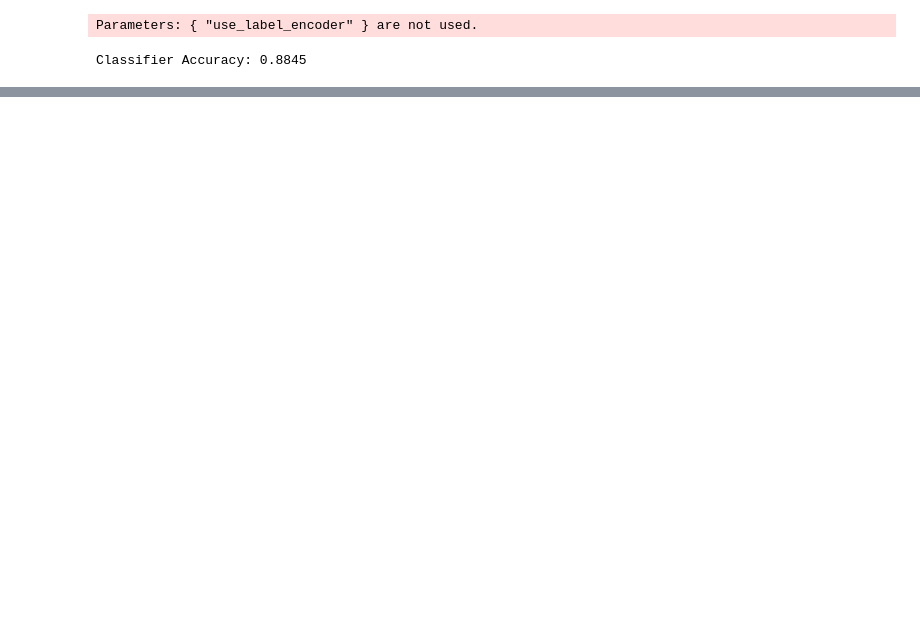
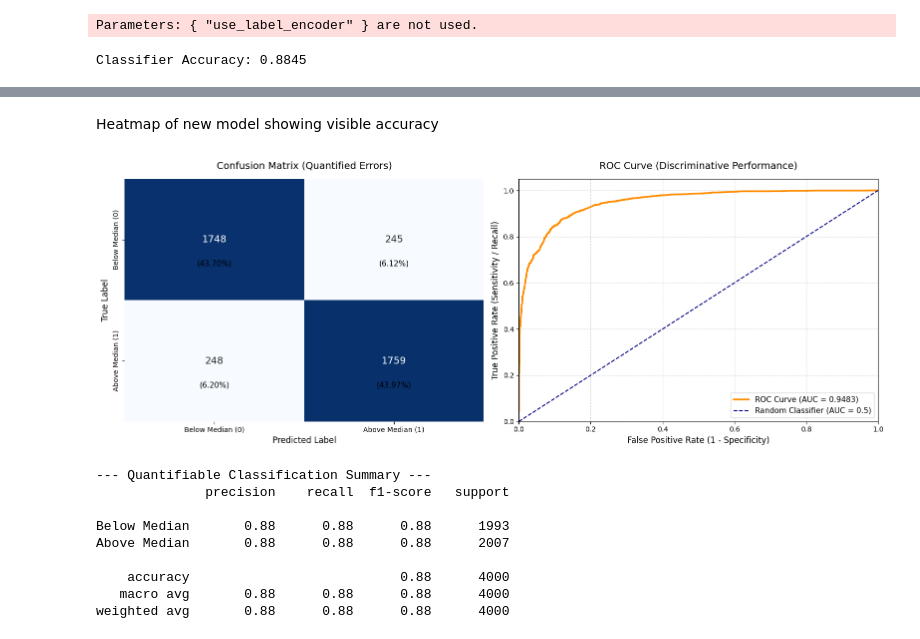
Before and after one commit to haydencase0/MachineLearning, a Jupyter notebook: notebooks/starter_housing.ipynb, the cells around one changed output, grey strips where cells are left out. Drawn from its saved outputs; the diff is of its cells as text; code cells hidden in the pictures; blank space fills up the shorter version.

```diff
--- a/notebooks/starter_housing.ipynb
+++ b/notebooks/starter_housing.ipynb
@@ -90,0 +135,68 @@ plt.show()
+# %% [markdown]
+Heatmap of new model showing visible accuracy
+# %%
+y_pred_proba = clf_sub.predict_proba(X_test_sub)[:, 1]
+
+y_pred = (y_pred_proba >= 0.5).astype(int)
+cm = confusion_matrix(y_test_sub, y_pred)
+fpr, tpr, thresholds = roc_curve(y_test_sub, y_pred_proba)
+roc_auc = auc(fpr, tpr)
+
+fig, axes = plt.subplots(1, 2, figsize=(16, 6))
+
+sns.heatmap(
+    cm,
+    annot=True,
+    fmt='d',
+    cmap='Blues',
+    xticklabels=['Below Median (0)', 'Above Median (1)'],
+    yticklabels=['Below Median (0)', 'Above Median (1)'],
+    ax=axes[0],
+    cbar=False,
+    annot_kws={'size': 14}
+)
+axes[0].set_title('Confusion Matrix (Quantified Errors)', fontsize=14, pad=15)
+axes[0].set_xlabel('Predicted Label', fontsize=12)
+axes[0].set_ylabel('True Label', fontsize=12)
+
+total_samples = len(y_test_sub)
+for i in range(2):
+    for j in range(2):
+        count = cm[i, j]
+        percentage = (count / total_samples) * 100
+        axes[0].text(
+            j + 0.5,
+            i + 0.7,
+            f'({percentage:.2f}%)',
+            ha='center',
+            va='center',
+            color='black' if count < (total_samples / 2) else 'white',
+            fontsize=11
+        )
+
+axes[1].plot(fpr, tpr, color='darkorange', lw=2.5, label=f'ROC Curve (AUC = {roc_auc:.4f})')
+axes[1].plot([0, 1], [0, 1], color='navy', lw=1.5, linestyle='--', label='Random Classifier (AUC = 0.5)')
+axes[1].set_xlim([0.0, 1.0])
+axes[1].set_ylim([0.0, 1.05])
+axes[1].set_xlabel('False Positive Rate (1 - Specificity)', fontsize=12)
+axes[1].set_ylabel('True Positive Rate (Sensitivity / Recall)', fontsize=12)
+axes[1].set_title('ROC Curve (Discriminative Performance)', fontsize=14, pad=15)
+axes[1].legend(loc='lower right', fontsize=11)
+axes[1].grid(True, linestyle='--', alpha=0.5)
+
+plt.tight_layout()
+plt.show()
+
+print("--- Quantifiable Classification Summary ---")
+print(classification_report(y_test_sub, y_pred, target_names=['Below Median', 'Above Median']))
+# %% [output]
+[figure, added]
+--- Quantifiable Classification Summary ---
+              precision    recall  f1-score   support
+
+Below Median       0.88      0.88      0.88      1993
+Above Median       0.88      0.88      0.88      2007
+
+    accuracy                           0.88      4000
+   macro avg       0.88      0.88      0.88      4000
+weighted avg       0.88      0.88      0.88      4000
```
Also changed, not shown: parts of 9 cells of this notebook.
